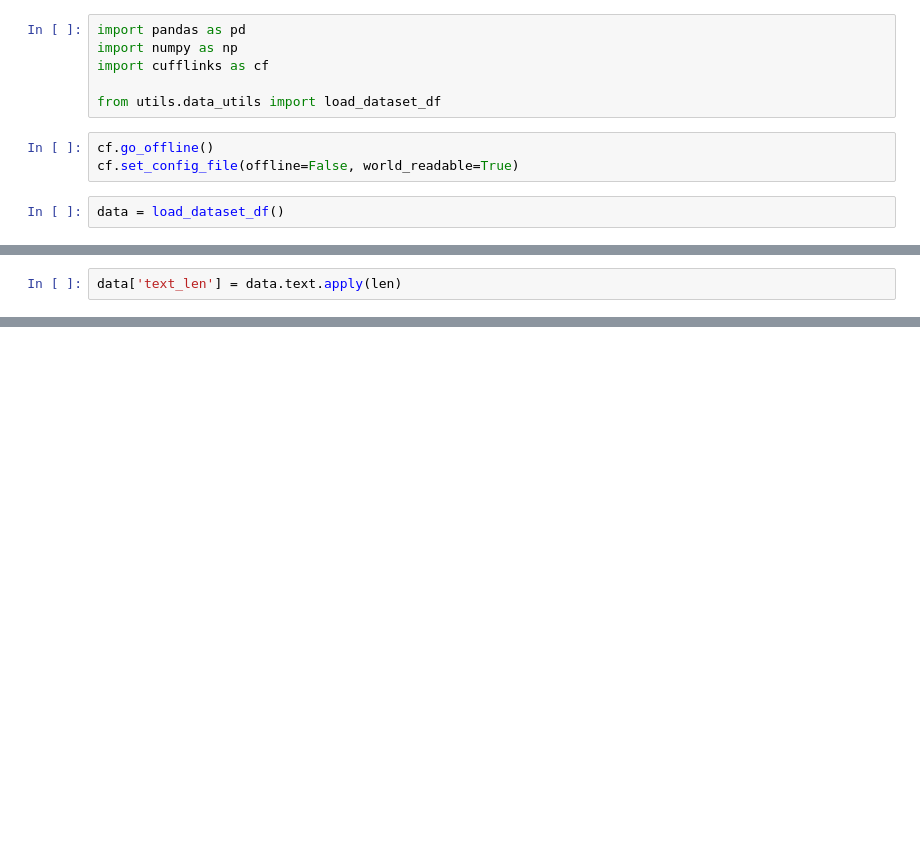
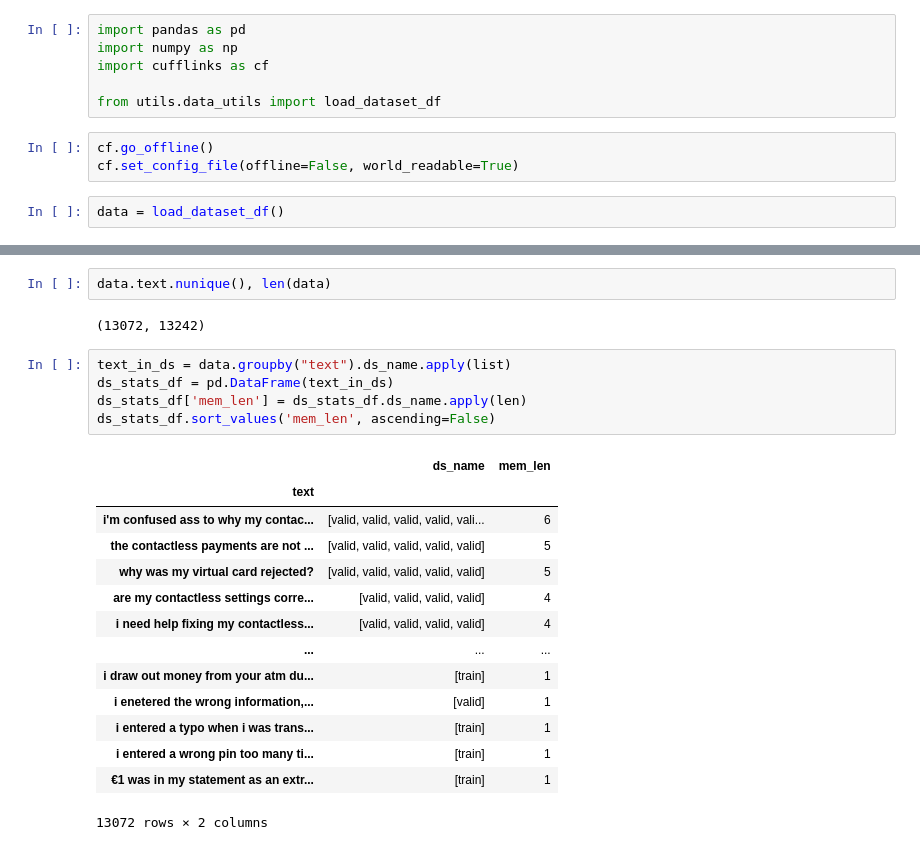
Before and after one commit to nsomabalint/intent-detection, a Jupyter notebook: data_stats.ipynb, the cells around one changed output, grey strips where cells are left out. Drawn from its saved outputs; the diff is of its cells as text; blank space fills up the shorter version.

```diff
--- a/data_stats.ipynb
+++ b/data_stats.ipynb
@@ -69,2 +40,0 @@ data['text'].apply(len).iplot(
-# %%
-data['text_len'] = data.text.apply(len)
@@ -73,0 +69,24 @@ ValueError: columns overlap but no suffix specified: Index(['mean'], dtype='obje
+# %%
+data.text.nunique(), len(data)
+# %% [output]
+(13072, 13242)
+# %%
+text_in_ds = data.groupby("text").ds_name.apply(list)
+ds_stats_df = pd.DataFrame(text_in_ds)
+ds_stats_df['mem_len'] = ds_stats_df.ds_name.apply(len)
+ds_stats_df.sort_values('mem_len', ascending=False)
+# %% [output]
+|  | ds_name | mem_len |
+| text |  |  |
+| i'm confused ass to why my contac... | [valid, valid, valid, valid, vali... | 6 |
+| the contactless payments are not ... | [valid, valid, valid, valid, valid] | 5 |
+| why was my virtual card rejected? | [valid, valid, valid, valid, valid] | 5 |
+| are my contactless settings corre... | [valid, valid, valid, valid] | 4 |
+| i need help fixing my contactless... | [valid, valid, valid, valid] | 4 |
+| ... | ... | ... |
+| i draw out money from your atm du... | [train] | 1 |
+| i enetered the wrong information,... | [valid] | 1 |
+| i entered a typo when i was trans... | [train] | 1 |
+| i entered a wrong pin too many ti... | [train] | 1 |
+| €1 was in my statement as an extr... | [train] | 1 |
+13072 rows × 2 columns
```
Also changed, not shown: parts of 11 cells of this notebook, 1 other file.
